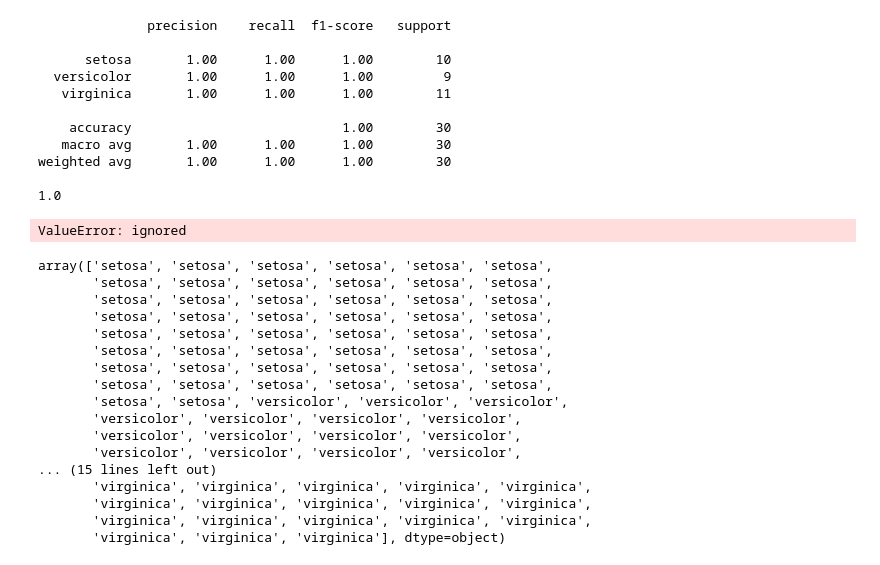
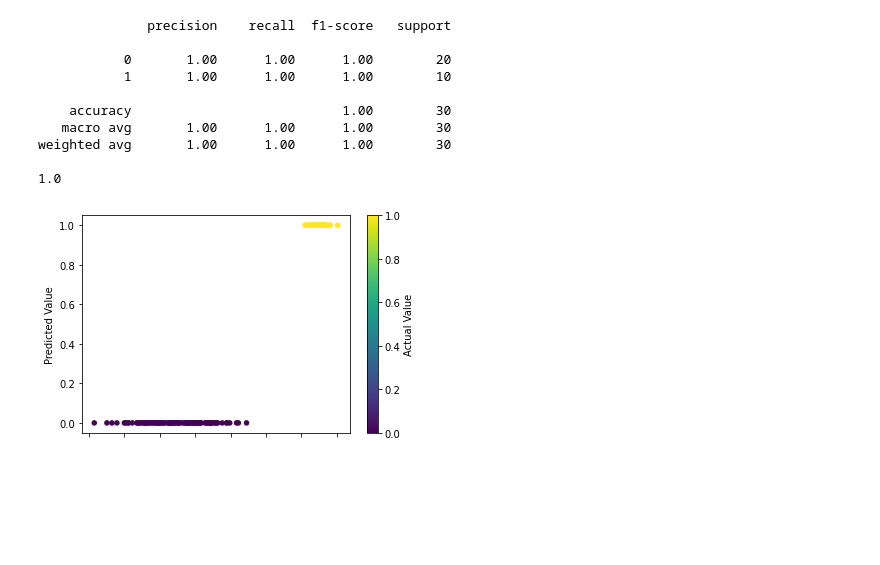
Before and after one commit to JackCollins1991/GoogleColabs, a Jupyter notebook: LogisticRegressionAssumptionsHelper.ipynb, the cells around one changed output. Cells and saved outputs as stored; diff of their text form; code cells hidden in the pictures; blank space fills up the shorter version.

```diff
--- a/LogisticRegressionAssumptionsHelper.ipynb
+++ b/LogisticRegressionAssumptionsHelper.ipynb
@@ -68,3 +72,18 @@ def TestMulticollinearity(predictors):
 def TestCorrelations(predictors):
     heatmap = sb.heatmap(predictors.corr())
     return heatmap
+# %%
+def LogisticRegressionScatterPlot(model, predictors, dependant):
+  weights = model.coef_[0]
+  x_values = model.intercept_[0] + predictors.dot(weights.T)
+  y_values = model.decision_function(predictors) > 0
+  y_values = y_values.astype(int)
+
+  plot_data = pd.DataFrame()
+
+  plot_data["Prediction Function"] = x_values
+  plot_data["Predicted Value"] = y_values
+  plot_data["Actual Value"] = dependant_one_hot
+
+  plot_data.plot.scatter(x = "Prediction Function", y = "Predicted Value", c = "Actual Value", colormap='viridis')
+  return
@@ -103,7 +137,11 @@ Cases with a z score above threshold are:
 # %%
-#Split the data into 80% training and 20% testing
 
-x_train, x_test, y_train, y_test = sk.model_selection.train_test_split(predictors, dependant, test_size=0.2, random_state=42)
+# In thi example we fit a binary logistic regression which is clasifying if
+# the case is a 'setosa' type iris or not.
+
+dependant_one_hot = dependant == 'setosa'
+dependant_one_hot = dependant_one_hot.astype(int)
+x_train, x_test, y_train, y_test = sk.model_selection.train_test_split(predictors, dependant_one_hot, test_size=0.2, random_state=42)
 
 #Train the model
 model = LogisticRegression()
@@ -117,43 +155,20 @@ print( sk.metrics.accuracy_score(y_test, predictions))
 # %% [output]
               precision    recall  f1-score   support
 
-      setosa       1.00      1.00      1.00        10
-  versicolor       1.00      1.00      1.00         9
-   virginica       1.00      1.00      1.00        11
+           0       1.00      1.00      1.00        20
+           1       1.00      1.00      1.00        10
 
     accuracy                           1.00        30
    macro avg       1.00      1.00      1.00        30
 weighted avg       1.00      1.00      1.00        30
 
 1.0
-# %%
-# assign data of lists.
-df = pd.DataFrame()
-df["Class"] = model.get_params()
-df["Odds"] = model.coef_[0]
-df["Log Odds"] = np.exp(model.coef_[0])
-# %% [output]
-ValueError: ignored
-# %%
-weights = model.coef_[0]
-x_values = model.intercept_[0] + predictors.dot(weights)
-
-model.predict(predictors)
-# %% [output]
-array(['setosa', 'setosa', 'setosa', 'setosa', 'setosa', 'setosa',
-       'setosa', 'setosa', 'setosa', 'setosa', 'setosa', 'setosa',
-       'setosa', 'setosa', 'setosa', 'setosa', 'setosa', 'setosa',
-       'setosa', 'setosa', 'setosa', 'setosa', 'setosa', 'setosa',
-       'setosa', 'setosa', 'setosa', 'setosa', 'setosa', 'setosa',
-       'setosa', 'setosa', 'setosa', 'setosa', 'setosa', 'setosa',
-       'setosa', 'setosa', 'setosa', 'setosa', 'setosa', 'setosa',
-       'setosa', 'setosa', 'setosa', 'setosa', 'setosa', 'setosa',
-       'setosa', 'setosa', 'versicolor', 'versicolor', 'versicolor',
-       'versicolor', 'versicolor', 'versicolor', 'versicolor',
-       'versicolor', 'versicolor', 'versicolor', 'versicolor',
-       'versicolor', 'versicolor', 'versicolor', 'versicolor',
-... (15 lines left out)
-       'virginica', 'virginica', 'virginica', 'virginica', 'virginica',
-       'virginica', 'virginica', 'virginica', 'virginica', 'virginica',
-       'virginica', 'virginica', 'virginica', 'virginica', 'virginica',
-       'virginica', 'virginica', 'virginica'], dtype=object)
+# %%
+# Produce a simple visualisation to describe the decision boundary.
+# An x axis value above 0 indicates the logistic regression modwl
+# would predict a positive class. The predicted vaulues can be compared
+# against the actual values indicated by the color.
+
+LogisticRegressionScatterPlot(model, predictors, dependant)
+# %% [output]
+[figure, added]
```
Also changed, not shown: parts of 13 cells of this notebook.
